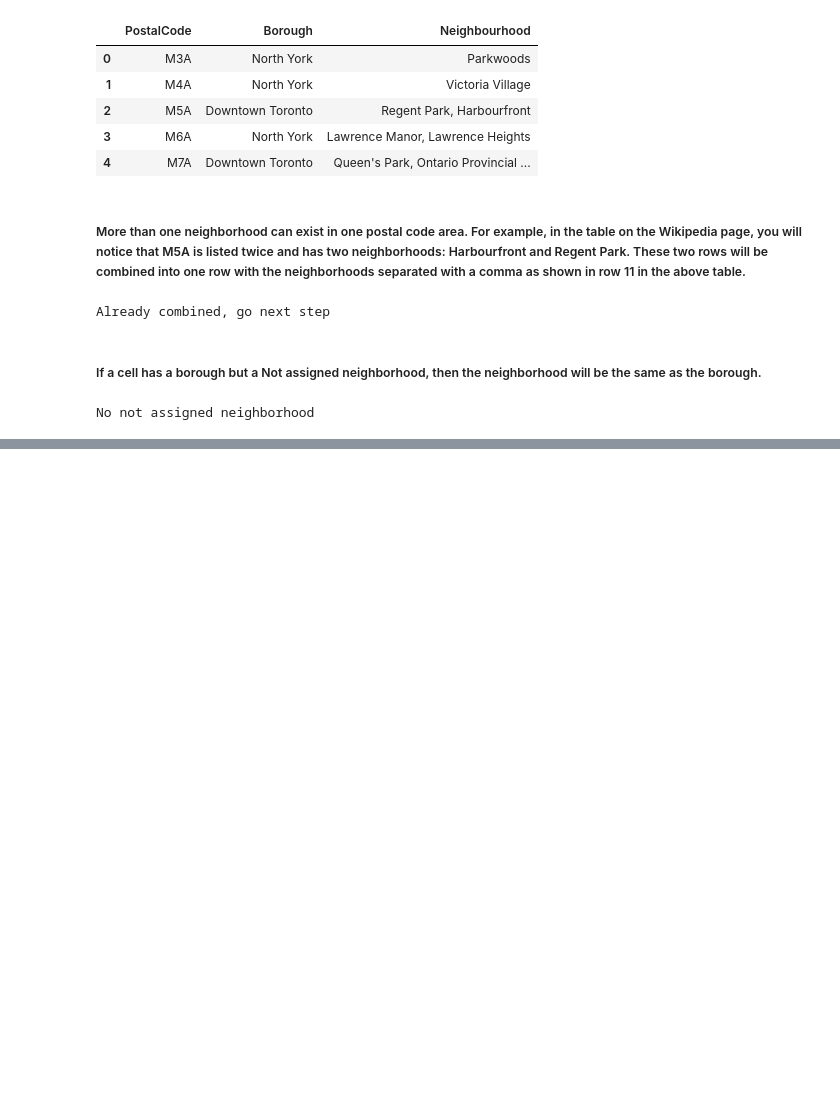
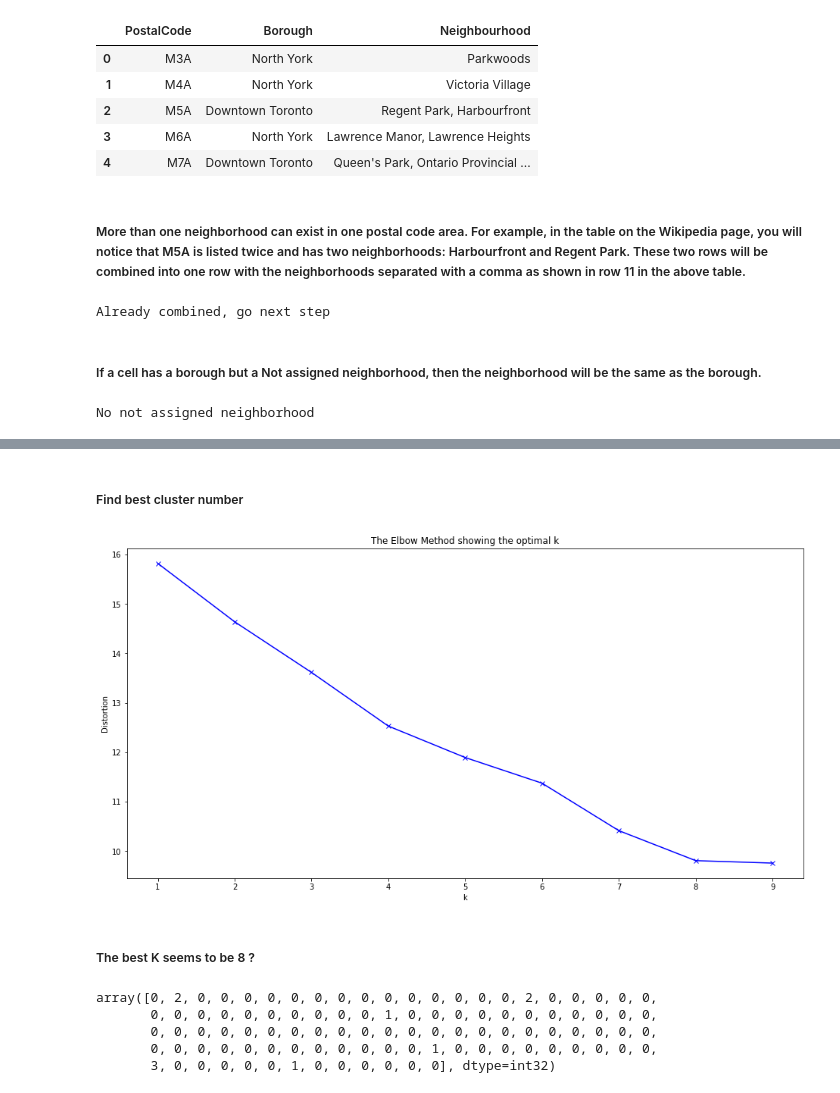
Before and after one commit to TheTibar/Coursera_Capstone, a Jupyter notebook: Capstone Notebook.ipynb, the cells around one changed output, grey strips where cells are left out. Saved outputs shown, nothing was run; the diff lists cells and outputs as text; code cells hidden in the pictures; blank space fills up the shorter version.

```diff
--- a/Capstone Notebook.ipynb
+++ b/Capstone Notebook.ipynb
@@ -83,0 +201,3 @@ No not assigned neighborhood
+# %%
+toronto_with_lat_long = pd.merge(toronto_neighborhoods_source, lat_long_df, on=['PostalCode'])
+toronto_with_lat_long.head()
@@ -83,0 +307,13 @@ No not assigned neighborhood
+# %%
+# one hot encoding
+toronto_onehot = pd.get_dummies(toronto_venues[['VenueCategory']], prefix="", prefix_sep="")
+
+# add neighborhood column back to dataframe
+toronto_onehot['PostalCode'] = toronto_venues['PostalCode']
+
+# move neighborhood column to the first column
+fixed_columns = [toronto_onehot.columns[-1]] + list(toronto_onehot.columns[:-1])
+toronto_onehot = toronto_onehot[fixed_columns]
+
+toronto_onehot.head()
+#toronto_onehot[toronto_onehot['PostalCode'] == 'Marble Hill']
@@ -83,0 +336,3 @@ No not assigned neighborhood
+# %%
+toronto_grouped = toronto_onehot.groupby('PostalCode').mean().reset_index()
+toronto_grouped
@@ -83,0 +399,4 @@ No not assigned neighborhood
+# %%
+toronto_grouped_clustering = toronto_grouped.drop('PostalCode', 1)
+
+toronto_grouped_clustering
@@ -83,0 +431,32 @@ No not assigned neighborhood
+# %% [markdown]
+##### Find best cluster number
+# %%
+# run k-means clustering
+distortions = []
+K = range(1,10)
+kclusters = 5
+for kclusters in K:
+    kmeans = KMeans(n_clusters=kclusters, random_state=0).fit(toronto_grouped_clustering)
+    distortions.append(kmeans.inertia_)
+
+plt.figure(figsize=(16,8))
+plt.plot(K, distortions, 'bx-')
+plt.xlabel('k')
+plt.ylabel('Distortion')
+plt.title('The Elbow Method showing the optimal k')
+plt.show()
+# %% [output]
+[figure, added]
+# %% [markdown]
+##### The best K seems to be 8 ?
+# %%
+kclusters = 8
+kmeans = KMeans(n_clusters=kclusters, random_state=0).fit(toronto_grouped_clustering)
+
+kmeans.labels_
+# %% [output]
+array([0, 2, 0, 0, 0, 0, 0, 0, 0, 0, 0, 0, 0, 0, 0, 0, 2, 0, 0, 0, 0, 0,
+       0, 0, 0, 0, 0, 0, 0, 0, 0, 0, 1, 0, 0, 0, 0, 0, 0, 0, 0, 0, 0, 0,
+       0, 0, 0, 0, 0, 0, 0, 0, 0, 0, 0, 0, 0, 0, 0, 0, 0, 0, 0, 0, 0, 0,
+       0, 0, 0, 0, 0, 0, 0, 0, 0, 0, 0, 0, 1, 0, 0, 0, 0, 0, 0, 0, 0, 0,
+       3, 0, 0, 0, 0, 0, 1, 0, 0, 0, 0, 0, 0], dtype=int32)
```
Also changed, not shown: parts of 50 cells of this notebook.
